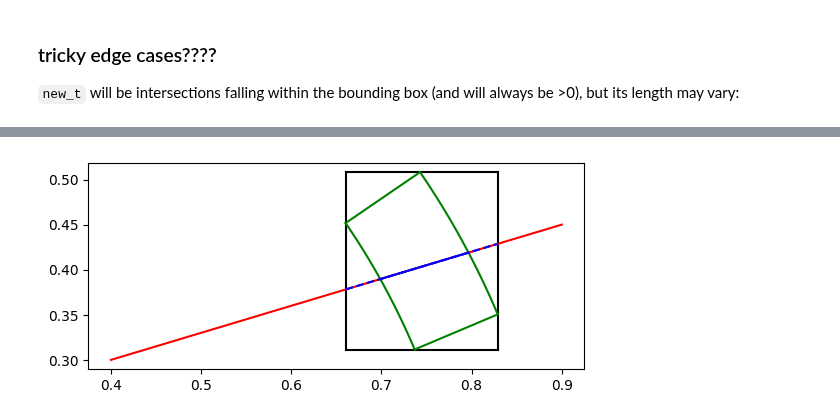
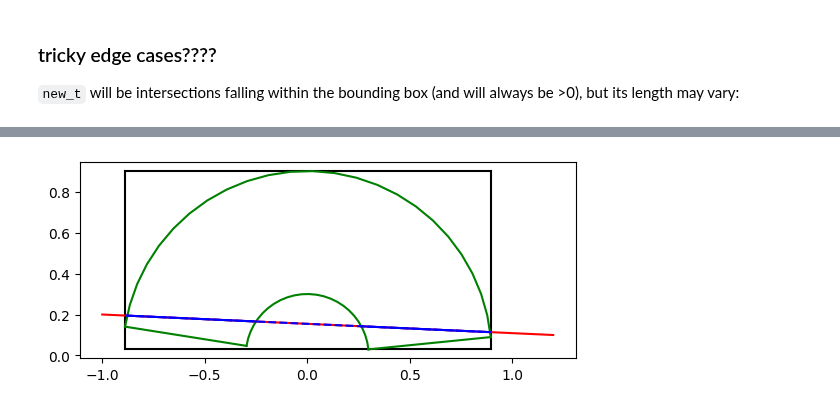
Before and after one commit to chrishavlin/yt_scratch, a Jupyter notebook: notebooks/dev/yt-idv-spherical-intersections.ipynb, the cells around one changed output, grey strips where cells are left out. Saved outputs shown, nothing was run; the diff lists cells and outputs as text; code cells hidden in the pictures.

Commit message:
edge cases handled??

```diff
--- a/notebooks/dev/yt-idv-spherical-intersections.ipynb
+++ b/notebooks/dev/yt-idv-spherical-intersections.ipynb
@@ -40,5 +29,23 @@ ray_cases = [
     {'origin': [.65, .48, .0], 'camera_position': [.9, .45, .0]},
     {'origin': [.65, .48, .0], 'camera_position': [.85, .325, .0]},
     {'origin': [.4, .3, .0], 'camera_position': [.9, .45, .0]},
+    {'origin': [-1., .2, .0], 'camera_position': [1.2, .1, .0]},
 ]
-i_ray = 3
+i_ray = 4
+
+element_cases = [
+    {'phi': [0.4, 0.6], 'r': [0.8, 0.9], 'theta': [np.pi/2 - 0.01, np.pi/2 + 0.01]},
+    {'phi': [0.1, np.pi*0.95], 'r': [0.3, 0.9], 'theta': [np.pi/2 - 0.01, np.pi/2 + 0.01]}
+]
+i_el = 1
+# %%
+el = element_cases[i_el]
+r0 = np.atleast_1d(np.array(el['r'][0]) )
+r1 =  np.atleast_1d(np.array(el['r'][1]))
+
+# a small variation about np.pi/2 will be almost 2d, nice for visualization here
+theta0 =  np.atleast_1d(np.array(el['theta'][0]))
+theta1 =  np.atleast_1d(np.array(el['theta'][1]))
+
+phi0 =  np.atleast_1d(np.array(el['phi'][0]))
+phi1 =  np.atleast_1d(np.array(el['phi'][1]))
@@ -210,8 +219,8 @@ def get_ray_cone_intersection(theta, ray_origin, ray_dir):
         # note: it is also possible to have real solutions that intersect the shadow cone
         # and not the actual cone. those values will fail the bounds checks for
         # interesecting the volume so no special treatment is needed.
-        t_point1 = (-b - sqrt(determinate))/ a_2
-        t_point2 = (-b + sqrt(determinate))/ a_2;
+        t_point1 = (-b - np.sqrt(determinate))/ a_2
+        t_point2 = (-b + np.sqrt(determinate))/ a_2;
         return True, [t_point1, t_point2]
 # %% [markdown]
 So... let's calculate all those intersections. Remember -- still doing this in 3D here, the plots are just 2Dish enough to make sense.
@@ -307,14 +341,21 @@ if intersects:
 # %%
 if intersects:
     f, axs = plot_elements()
     axs.plot(x_intx, y_intx,'--b')
 
-    t_range = np.linspace(new_tmin, new_tmax, 25)
+
+    t_range = np.linspace(new_t[0], new_t[1], 25)
     x_intx_n = ray_origin[0] + t_range * ray_dir[0]
     y_intx_n = ray_origin[1] + t_range * ray_dir[1]
     axs.plot(x_intx_n, y_intx_n,'b')
+
+    if len_new_t == 4:
+        t_range = np.linspace(new_t[2], new_t[3], 25)
+        x_intx_n = ray_origin[0] + t_range * ray_dir[0]
+        y_intx_n = ray_origin[1] + t_range * ray_dir[1]
+        axs.plot(x_intx_n, y_intx_n,'b')
 # %% [output]
-[figure, old version]
+[figure, new version]
 # %%
 # let's also plot all the t values, just to see where they would fall
 if intersects:
```
Also changed, not shown: parts of 13 cells of this notebook.
